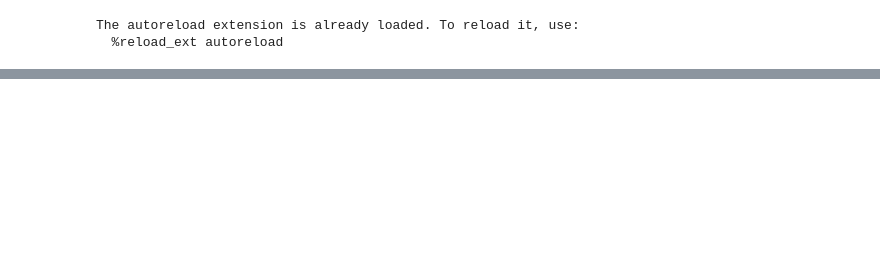
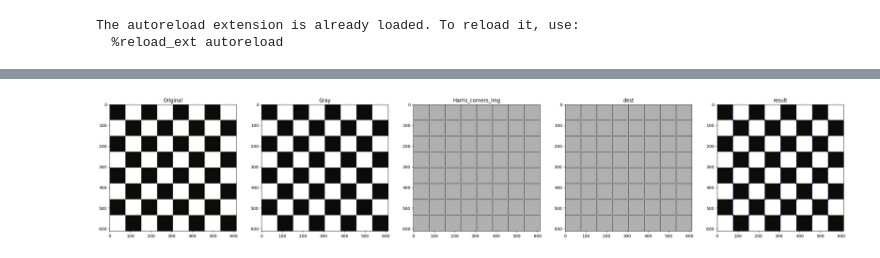
Before and after one commit to BasmaElhoseny01/Hand-Gesture-Recognition, a Jupyter notebook: src/feature_extraction.ipynb, the cells around one changed output, grey strips where cells are left out. Saved outputs shown, nothing was run; the diff lists cells and outputs as text; code cells hidden in the pictures; blank space fills up the shorter version.

```diff
--- a/src/feature_extraction.ipynb
+++ b/src/feature_extraction.ipynb
@@ -182,0 +36,27 @@ show_images([img])
+# %%
+
+# Harris Corner Detection
+
+# Read img
+path='./Test Algorithms images/harris2.jpg'
+image = cv2.imread(path)
+
+# grayscale color space
+image_Gray = cv2.cvtColor(image, cv2.COLOR_BGR2GRAY)
+
+
+# apply the cv2.cornerHarris method to detect the corners with appropriate values as input parameters
+Harris_corners_img = cv2.cornerHarris(image_Gray, 2, 5, 0.07)
+
+# Dilation to remove lines while keeping corner
+# image_dilate2 = cv2.dilate(image,np.ones((3,3),np.uint8))
+Harris_corners_img_dilate = cv2.dilate(Harris_corners_img, None) #Same as the Line above
+
+
+# Threshold for an optimal value.
+result=np.copy(image)
+result[Harris_corners_img_dilate > 0.01 * Harris_corners_img_dilate.max()]=[0, 0, 255]
+
+show_images([image,image_Gray,Harris_corners_img,dest,result],['Original','Gray','Harris_corners_img',"dest",'result'])
+# %% [output]
+[figure, added]
```
Also changed, not shown: parts of 21 cells of this notebook, 10 other files.
